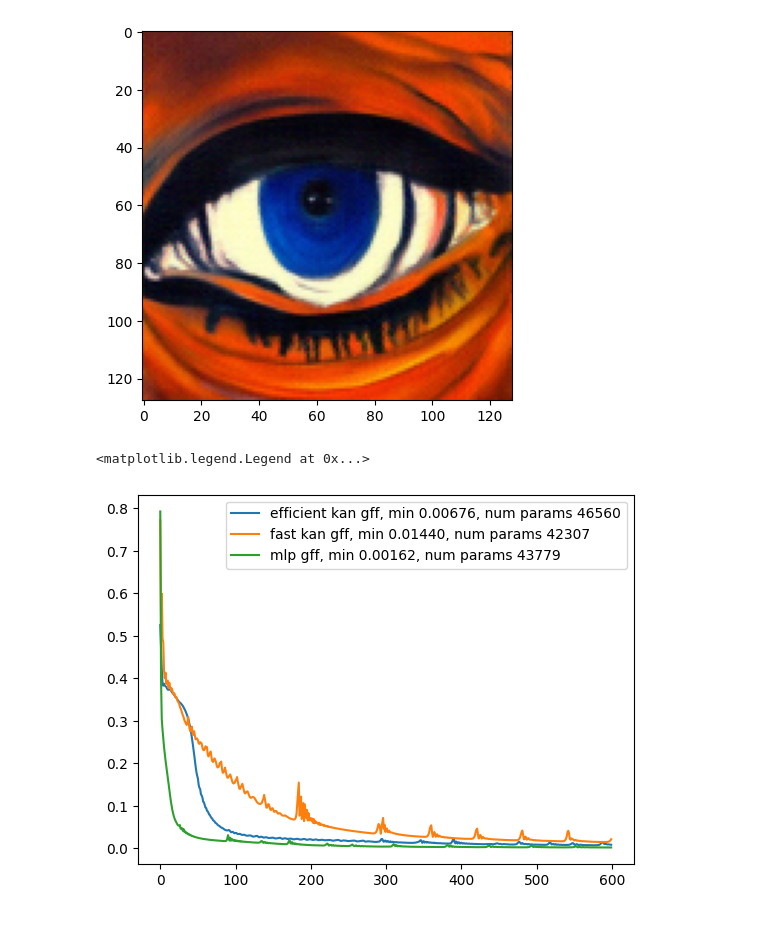
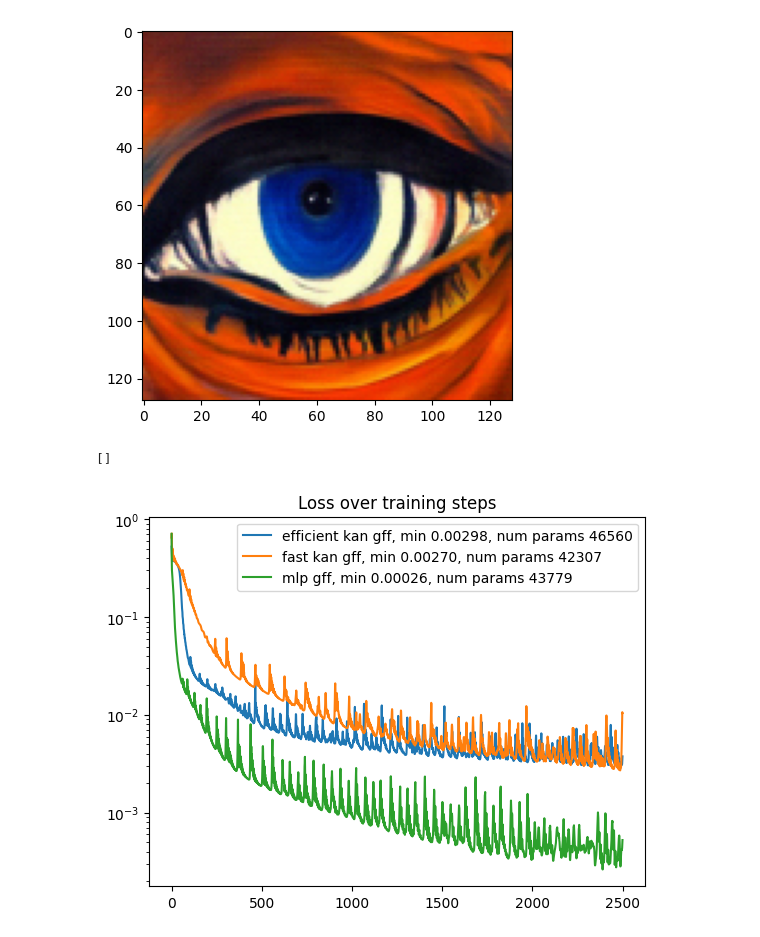
Before and after one commit to belkakari/implicit-kan, a Jupyter notebook: implicit_kan.ipynb, the cells around one changed output. Cells and saved outputs as stored; diff of their text form; code cells hidden in the pictures.

Commit message:
longer training

```diff
--- a/implicit_kan.ipynb
+++ b/implicit_kan.ipynb
@@ -19,7 +19,7 @@ from implicit_kan.modules import GaussianFourierFeatureTransform
 h = 128
 w = 128
 
-num_steps = 600
+num_steps = 2500
 # %%
 img = ToTensor()(Image.open('./inputs/eye.jpeg').resize((h, w)))[None] * 2 - 1.
 # %%
@@ -146,7 +146,9 @@ for step_idx in range(num_steps):
     loss = ((F.tanh(out) - img) ** 2).mean()# + kan_model.regularization_loss()
     loss.backward()
     optim_kan.step()
-    kan_loss.append(((F.tanh(out) - img) ** 2).mean().item())
-    ekan_gff_imgs.append(out.cpu().data.numpy())
+    kan_loss.append(((F.tanh(out) - img) ** 2).mean())
+    ekan_gff_imgs.append(out)
+kan_loss = [l.item() for l in kan_loss]
+ekan_gff_imgs = [im.cpu().data.numpy() for im in ekan_gff_imgs]
 print(f"trained in {time() - start} to {kan_loss[-1]}")
 # %% [output]
@@ -166,8 +168,11 @@ for step_idx in range(num_steps):
     loss = ((F.tanh(out) - img) ** 2).mean()
     loss.backward()
     optim_kan_gff.step()
-    kan_gff_loss.append(loss.item())
-    kan_gff_imgs.append(out.cpu().data.numpy())
+    kan_gff_loss.append(loss)
+    kan_gff_imgs.append(out)
+
+kan_gff_loss = [l.item() for l in kan_gff_loss]
+kan_gff_imgs = [im.cpu().data.numpy() for im in kan_gff_imgs]
 
 print(f"trained in {time() - start} to {loss.item()}")
 # %% [output]
@@ -187,7 +192,11 @@ for step_idx in range(num_steps):
     loss = ((F.tanh(out) - img) ** 2).mean()
     loss.backward()
     optim_mlp.step()
-    mlp_loss.append(loss.item())
-    mlp_imgs.append(out.cpu().data.numpy())
+    mlp_loss.append(loss)
+    mlp_imgs.append(out)
+
+mlp_loss = [l.item() for l in mlp_loss]
+mlp_imgs = [im.cpu().data.numpy() for im in mlp_imgs]
+
 print(f"trained in {time() - start} to {loss.item()}")
 # %% [output]
@@ -200,13 +209,15 @@ plt.imshow((F.tanh(out).cpu()[0].permute(1, 2, 0).data.numpy() + 1.) / 2.)
 # %%
 plt.plot(kan_loss, label=f'efficient kan gff, min {min(kan_loss):.5f}, num params {sum(p.numel() for p in kan_model.parameters() if p.requires_grad)}')
 
 plt.plot(kan_gff_loss, label=f'fast kan gff, min {min(kan_gff_loss):.5f}, num params {sum(p.numel() for p in kan_model_gff.parameters() if p.requires_grad)}')
 
 plt.plot(mlp_loss, label=f'mlp gff, min {min(mlp_loss):.5f}, num params {sum(p.numel() for p in mlp.parameters() if p.requires_grad)}')
 plt.legend()
+plt.title("Loss over training steps")
+plt.semilogy()
 # %% [output]
-<matplotlib.legend.Legend at 0x...>
+[]
-[figure, old version]
+[figure, new version]
 # %%
 out = cv2.VideoWriter('converge.avi',cv2.VideoWriter_fourcc('M','J','P','G'), 20, (w * 3, h))
 for i in range(num_steps):
```
Also changed, not shown: parts of 5 cells of this notebook, 2 other files.
